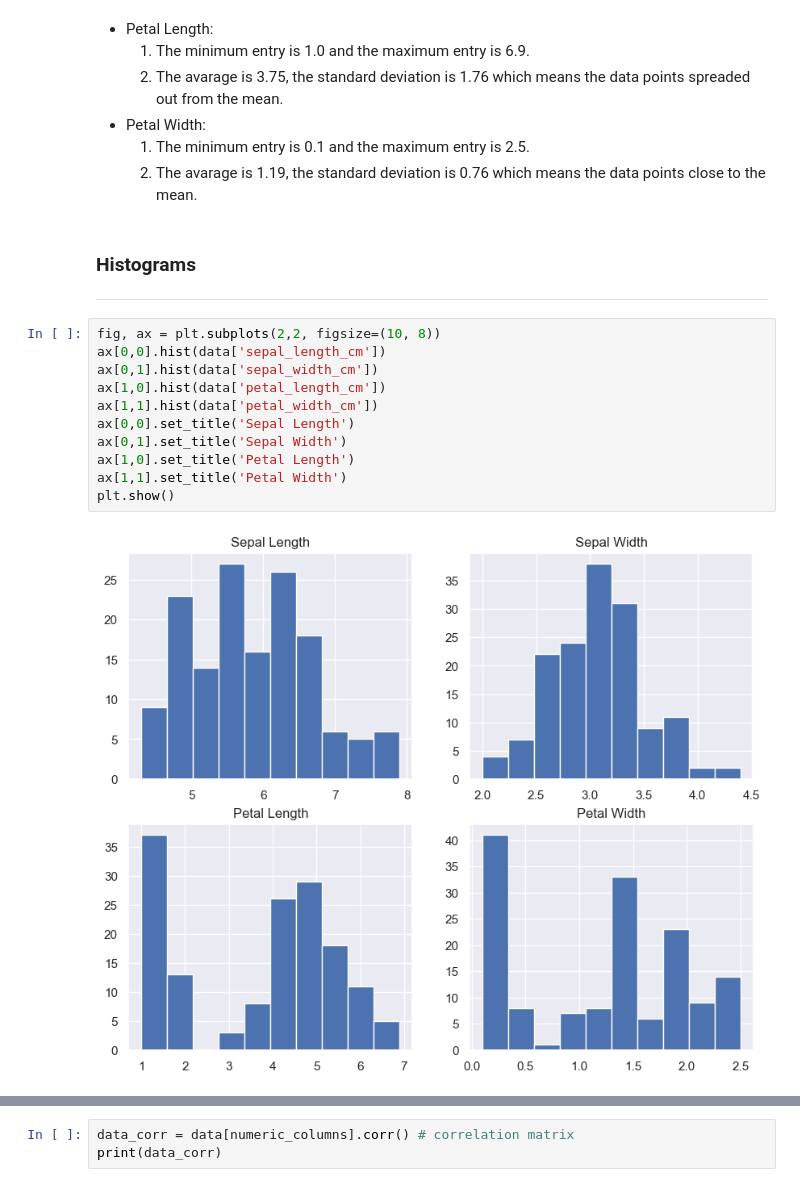
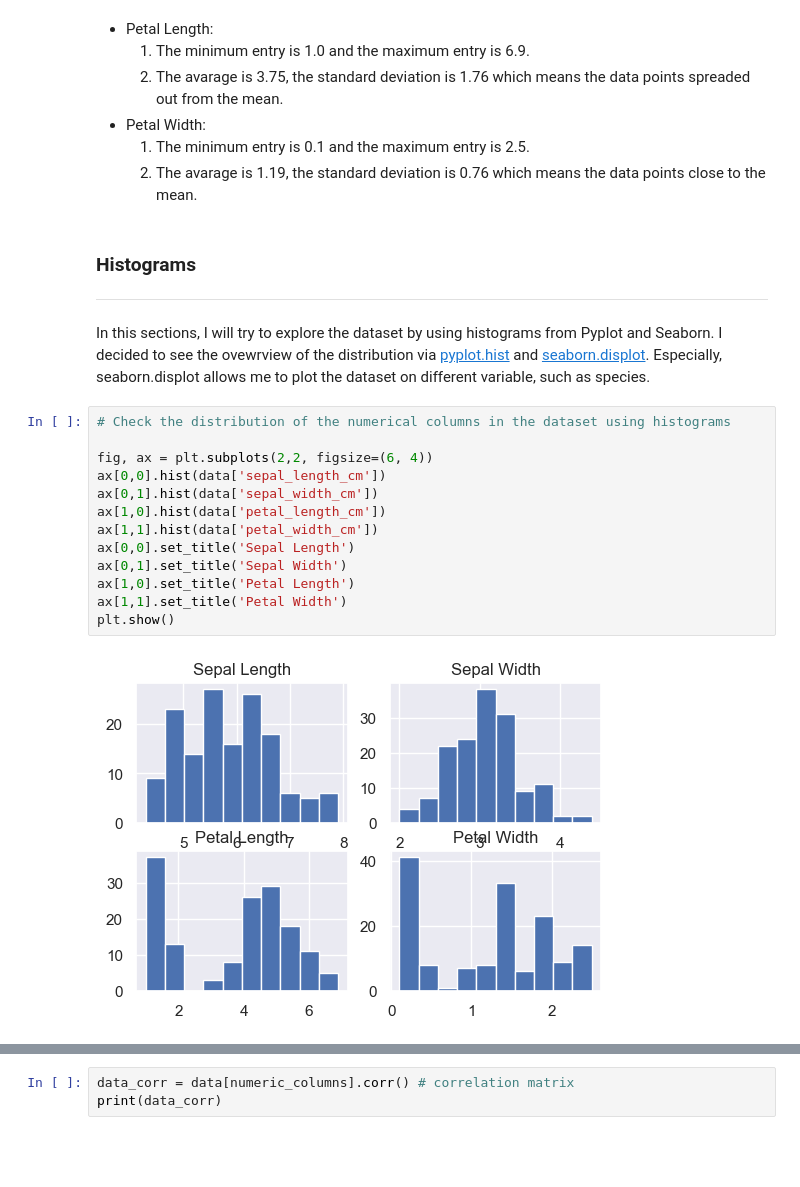
Before and after one commit to atacanbt/pands-project, a Jupyter notebook: my_analysis.ipynb, the cells around one changed output, grey strips where cells are left out. Drawn from its saved outputs; the diff is of its cells as text; blank space fills up the shorter version.

Commit message:
pairplot and histogram done, part of the analysis as well

```diff
--- a/my_analysis.ipynb
+++ b/my_analysis.ipynb
@@ -107,22 +111,26 @@ From .describe(), I confirm that all the rows consists value. I can also have a
 - Petal Width:
     1. The minimum entry is 0.1 and the maximum entry is 2.5.
     2. The avarage is 1.19, the standard deviation is 0.76 which means the data points close to the mean.
-# %% [markdown]
-### Histograms
----
+# %% [markdown]
+### Histograms
+---
+
+In this sections, I will try to explore the dataset by using histograms from Pyplot and Seaborn. I decided to see the ovewrview of the distribution via [pyplot.hist](https://matplotlib.org/stable/api/_as_gen/matplotlib.pyplot.hist.html) and [seaborn.displot](https://seaborn.pydata.org/generated/seaborn.displot.html). Especially, seaborn.displot allows me to plot the dataset on different variable, such as species.
 # %%
-fig, ax = plt.subplots(2,2, figsize=(10, 8))
+# Check the distribution of the numerical columns in the dataset using histograms
+
+fig, ax = plt.subplots(2,2, figsize=(6, 4))
 ax[0,0].hist(data['sepal_length_cm'])
 ax[0,1].hist(data['sepal_width_cm'])
 ax[1,0].hist(data['petal_length_cm'])
 ax[1,1].hist(data['petal_width_cm'])
 ax[0,0].set_title('Sepal Length')
 ax[0,1].set_title('Sepal Width')
 ax[1,0].set_title('Petal Length')
 ax[1,1].set_title('Petal Width')
 plt.show()
 # %% [output]
-[figure, old version]
+[figure, new version]
 # %%
 # Variables distribution for each species of the iris flower in the dataset using histograms
 sns.set_theme(style="darkgrid")
```
Also changed, not shown: parts of 9 cells of this notebook, 1 other file.
